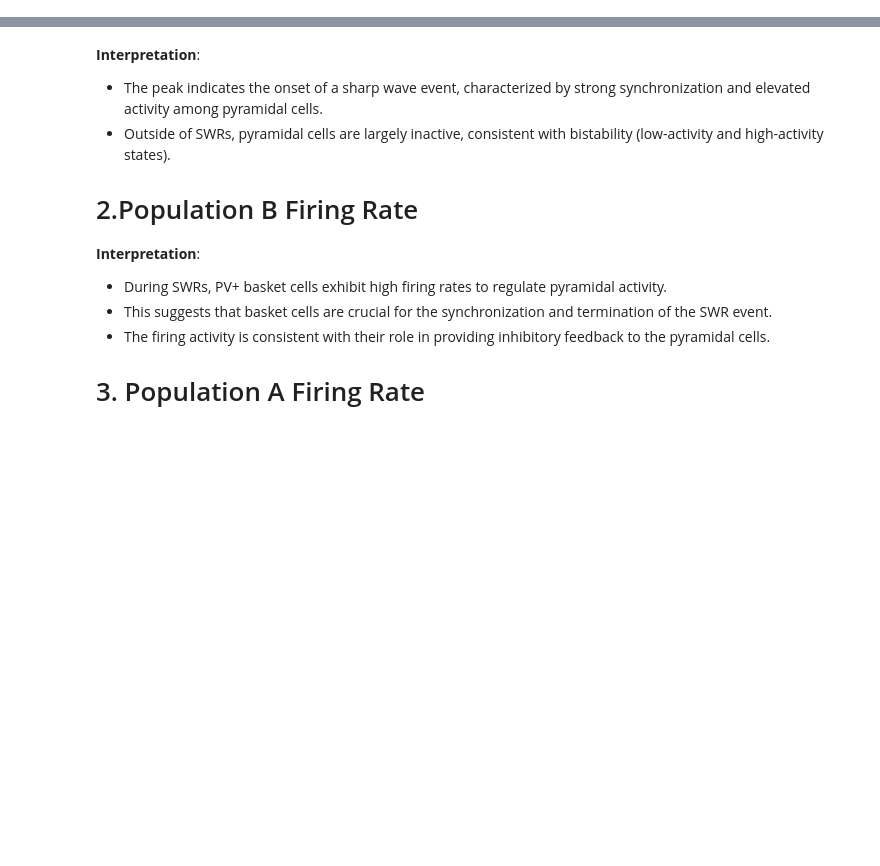
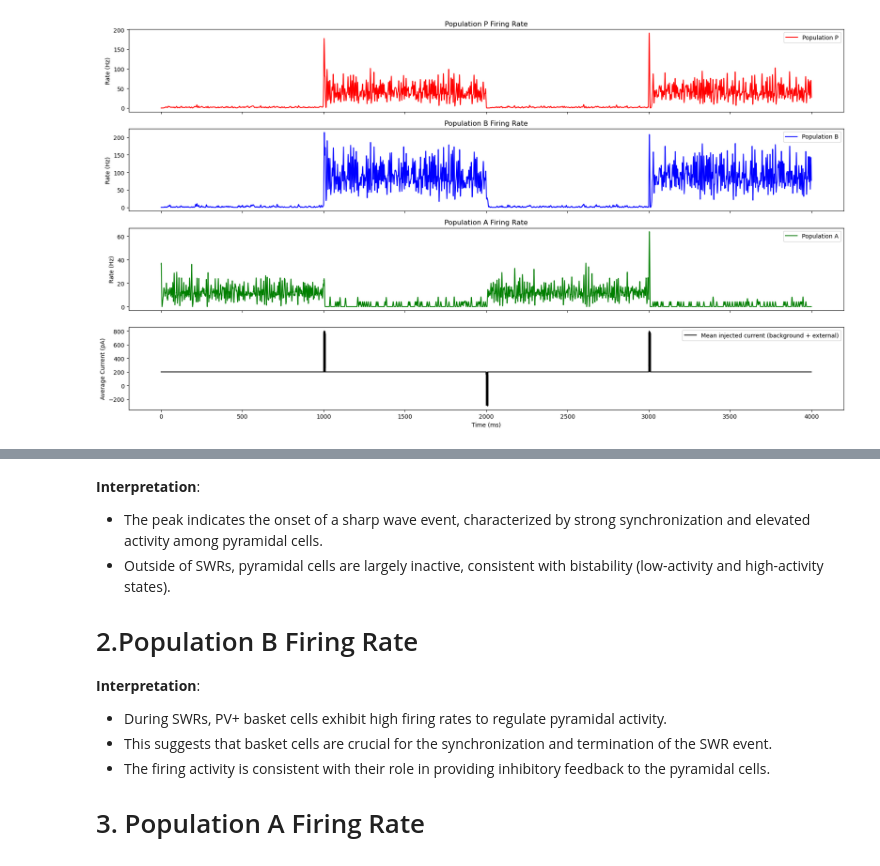
Before and after one commit to SHK-89/MNS_FinalProject, a Jupyter notebook: SWR_project.ipynb, the cells around one changed output, grey strips where cells are left out. Saved outputs shown, nothing was run; the diff lists cells and outputs as text; code cells hidden in the pictures; blank space fills up the shorter version.

```diff
--- a/SWR_project.ipynb
+++ b/SWR_project.ipynb
@@ -8 +167,38 @@ from scipy.signal import butter, filtfilt
+# %%
+fig, axs = plt.subplots(4, 1, figsize=(18, 10), sharex=True)
+
+# Population P firing rate
+axs[0].plot(pop_rate_P.t / ms, pop_rate_P.smooth_rate(window="gaussian", width=2 * ms) / Hz,
+            label='Population P', color="red")
+axs[0].set_ylabel('Rate (Hz)')
+axs[0].set_title('Population P Firing Rate')
+axs[0].legend()
+
+# Population B firing rate
+axs[1].plot(pop_rate_B.t / ms, pop_rate_B.smooth_rate(window="gaussian", width=2 * ms) / Hz,
+            label='Population B', color='blue')
+axs[1].set_ylabel('Rate (Hz)')
+axs[1].set_title('Population B Firing Rate')
+axs[1].legend()
+
+# Population A firing rate
+axs[2].plot(pop_rate_A.t / ms, pop_rate_A.smooth_rate(window="gaussian", width=2 * ms) / Hz,
+            label='Population A', color='green')
+axs[2].set_ylabel('Rate (Hz)')
+axs[2].set_title('Population A Firing Rate')
+axs[2].legend(loc='upper right')
+
+# Average external current I_ext over time
+average_I_ext = np.mean(statemon.I_ext, axis=0)
+axs[3].plot(statemon.t / ms, average_I_ext / amp * 1e12, label='Mean injected current (background + external)',
+            color="black")
+axs[3].set_xlabel('Time (ms)')
+axs[3].set_ylabel('Average Current (pA)')
+axs[3].legend()
+
+# Adjust layout for better spacing
+plt.tight_layout()
+plt.show()
+# %% [output]
+[figure, added]
 # %%
```
Also changed, not shown: parts of 20 cells of this notebook.
